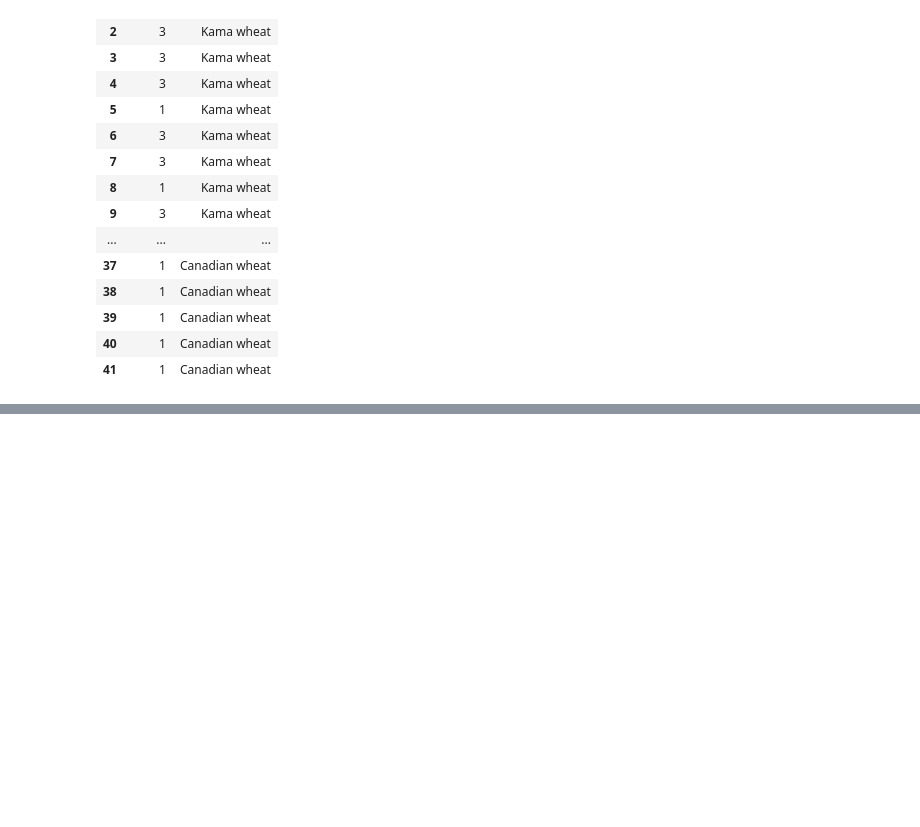
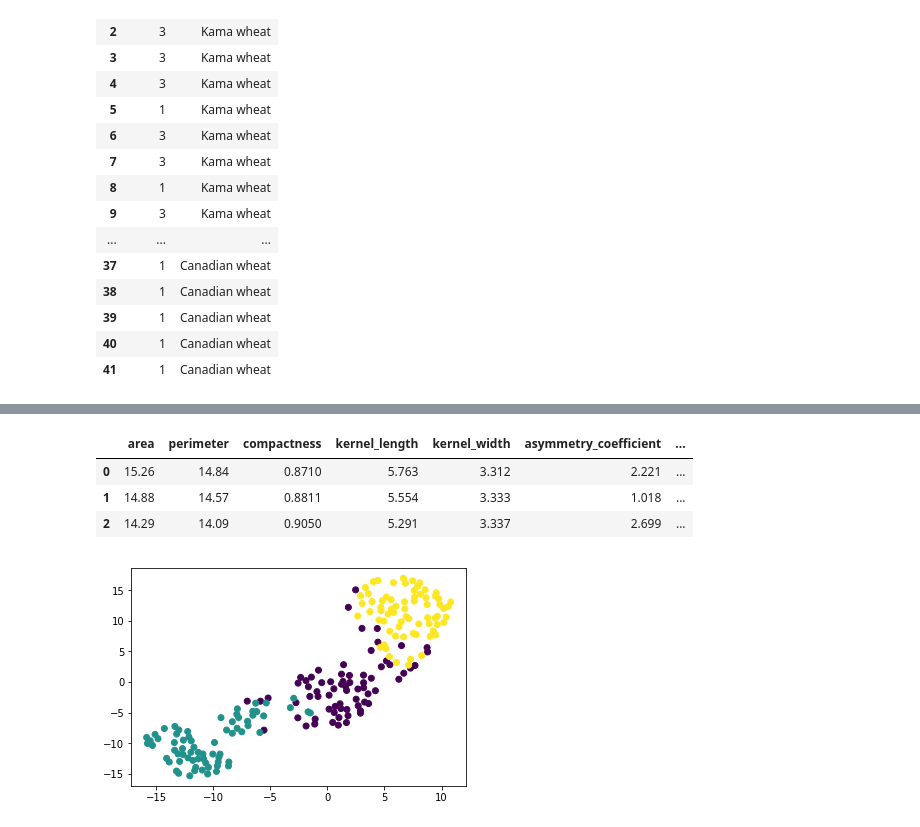
Before and after one commit to paulo-g-martinez/unsupervised-learning-in-python, a Jupyter notebook: unsupervised-learning-in-python.ipynb, the cells around one changed output, grey strips where cells are left out. Cells and saved outputs as stored; diff of their text form; code cells hidden in the pictures; blank space fills up the shorter version.

```diff
--- a/unsupervised-learning-in-python.ipynb
+++ b/unsupervised-learning-in-python.ipynb
@@ -2192,0 +2300,23 @@ df
+# %%
+seeds_df.head(3)
+# %% [output]
+|  | area | perimeter | compactness | kernel_length | kernel_width | asymmetry_coefficient | ... |
+| 0 | 15.26 | 14.84 | 0.8710 | 5.763 | 3.312 | 2.221 | ... |
+| 1 | 14.88 | 14.57 | 0.8811 | 5.554 | 3.333 | 1.018 | ... |
+| 2 | 14.29 | 14.09 | 0.9050 | 5.291 | 3.337 | 2.699 | ... |
+# %%
+# Create a TSNE instance: model
+model = TSNE(learning_rate = 200)
+
+# Apply fit_transform to samples: tsne_features
+tsne_features = model.fit_transform(seeds_df.drop('unknown', axis = 'columns').values)
+
+# Select the 0th feature: xs
+xs = tsne_features[:,0]
+# Select the 1st feature: ys
+ys = tsne_features[:,1]
+# Scatter plot, coloring by variety_numbers
+plt.scatter(xs, ys, c = seeds_df.unknown)
+plt.show()
+# %% [output]
+[figure, added]
```
Also changed, not shown: parts of 19 cells of this notebook.
